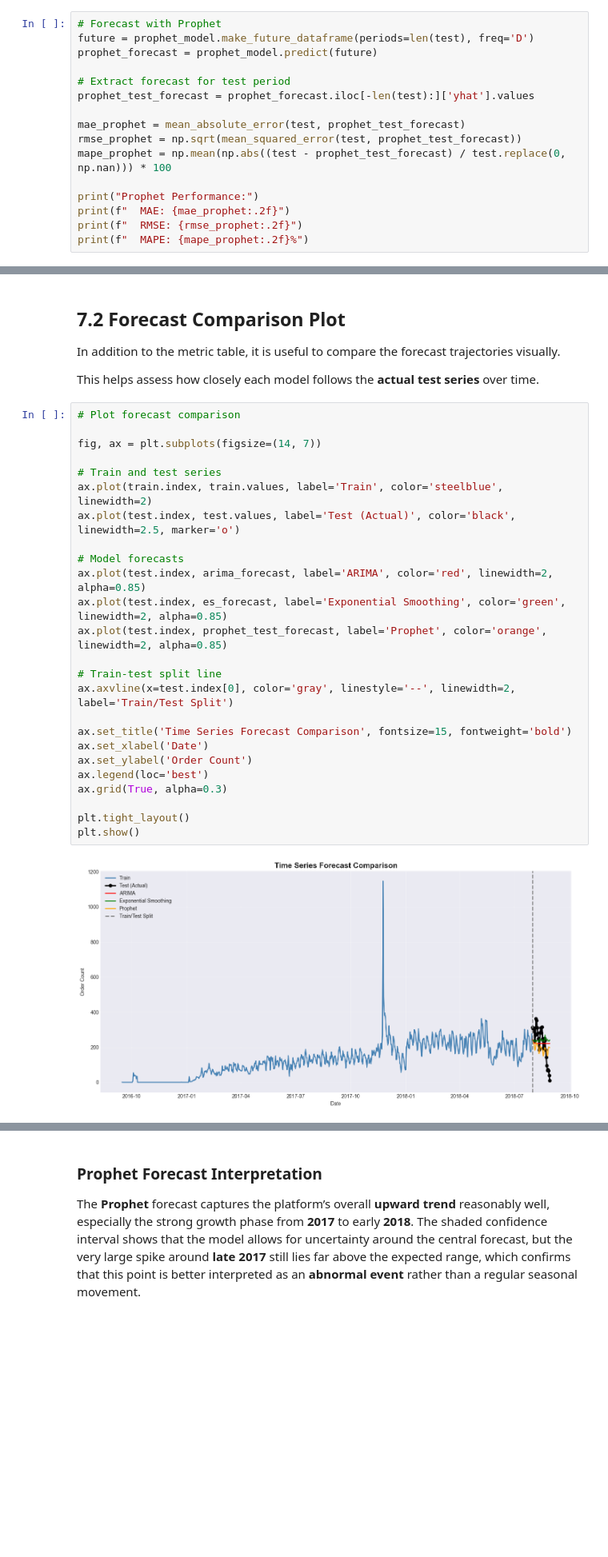
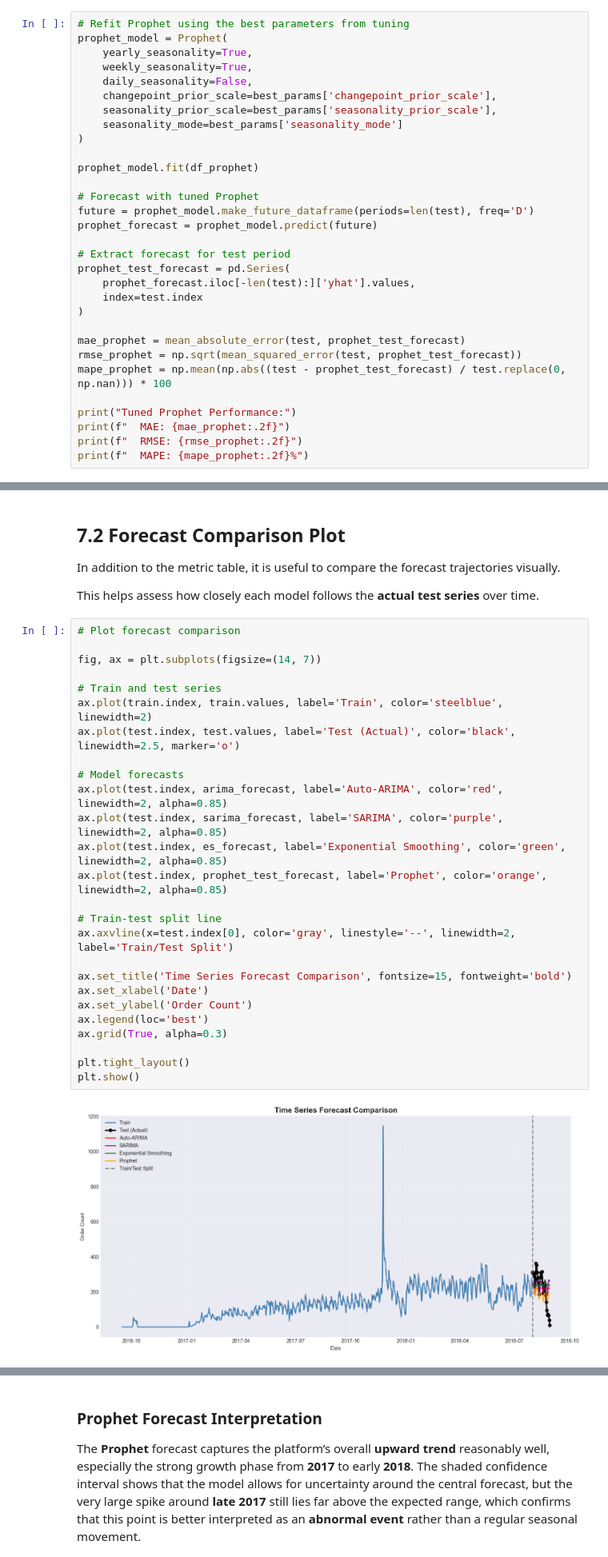
Before and after one commit to WangXin154/E-commerce_decision-making-_intelligence, a Jupyter notebook: Statistical_analysis_report/05_Time_Series_Analysis.ipynb, the cells around one changed output, grey strips where cells are left out. Shown at 80% size. Cells and saved outputs as stored; diff of their text form; blank space fills up the shorter version.

```diff
--- a/Statistical_analysis_report/05_Time_Series_Analysis.ipynb
+++ b/Statistical_analysis_report/05_Time_Series_Analysis.ipynb
@@ -1255,16 +1343,31 @@ prophet_model.fit(df_prophet)
 # %%
-# Forecast with Prophet
+# Refit Prophet using the best parameters from tuning
+prophet_model = Prophet(
+    yearly_seasonality=True,
+    weekly_seasonality=True,
+    daily_seasonality=False,
+    changepoint_prior_scale=best_params['changepoint_prior_scale'],
+    seasonality_prior_scale=best_params['seasonality_prior_scale'],
+    seasonality_mode=best_params['seasonality_mode']
+)
+
+prophet_model.fit(df_prophet)
+
+# Forecast with tuned Prophet
 future = prophet_model.make_future_dataframe(periods=len(test), freq='D')
 prophet_forecast = prophet_model.predict(future)
 
 # Extract forecast for test period
-prophet_test_forecast = prophet_forecast.iloc[-len(test):]['yhat'].values
+prophet_test_forecast = pd.Series(
+    prophet_forecast.iloc[-len(test):]['yhat'].values,
+    index=test.index
+)
 
 mae_prophet = mean_absolute_error(test, prophet_test_forecast)
 rmse_prophet = np.sqrt(mean_squared_error(test, prophet_test_forecast))
 mape_prophet = np.mean(np.abs((test - prophet_test_forecast) / test.replace(0, np.nan))) * 100
 
-print("Prophet Performance:")
+print("Tuned Prophet Performance:")
 print(f"  MAE: {mae_prophet:.2f}")
 print(f"  RMSE: {rmse_prophet:.2f}")
 print(f"  MAPE: {mape_prophet:.2f}%")
@@ -1322,29 +1466,30 @@ This helps assess how closely each model follows the **actual test series** over
 # %%
 # Plot forecast comparison
 
 fig, ax = plt.subplots(figsize=(14, 7))
 
 # Train and test series
 ax.plot(train.index, train.values, label='Train', color='steelblue', linewidth=2)
 ax.plot(test.index, test.values, label='Test (Actual)', color='black', linewidth=2.5, marker='o')
 
 # Model forecasts
-ax.plot(test.index, arima_forecast, label='ARIMA', color='red', linewidth=2, alpha=0.85)
+ax.plot(test.index, arima_forecast, label='Auto-ARIMA', color='red', linewidth=2, alpha=0.85)
+ax.plot(test.index, sarima_forecast, label='SARIMA', color='purple', linewidth=2, alpha=0.85)
 ax.plot(test.index, es_forecast, label='Exponential Smoothing', color='green', linewidth=2, alpha=0.85)
 ax.plot(test.index, prophet_test_forecast, label='Prophet', color='orange', linewidth=2, alpha=0.85)
 
 # Train-test split line
 ax.axvline(x=test.index[0], color='gray', linestyle='--', linewidth=2, label='Train/Test Split')
 
 ax.set_title('Time Series Forecast Comparison', fontsize=15, fontweight='bold')
 ax.set_xlabel('Date')
 ax.set_ylabel('Order Count')
 ax.legend(loc='best')
 ax.grid(True, alpha=0.3)
 
 plt.tight_layout()
 plt.show()
 # %% [output]
-[figure, old version]
+[figure, new version]
 # %% [markdown]
 ### Forecast Comparison Interpretation
```
Also changed, not shown: parts of 41 cells of this notebook, 18 other files.
